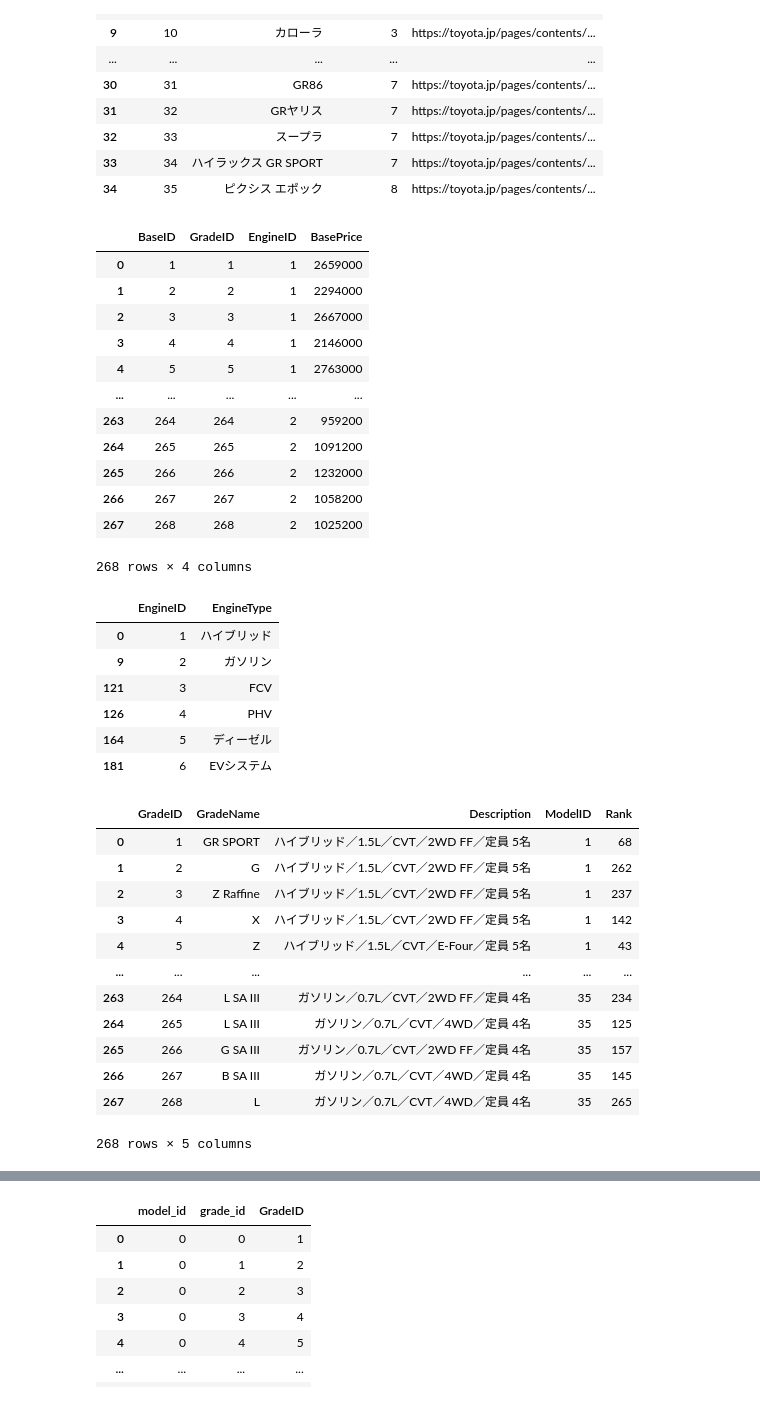
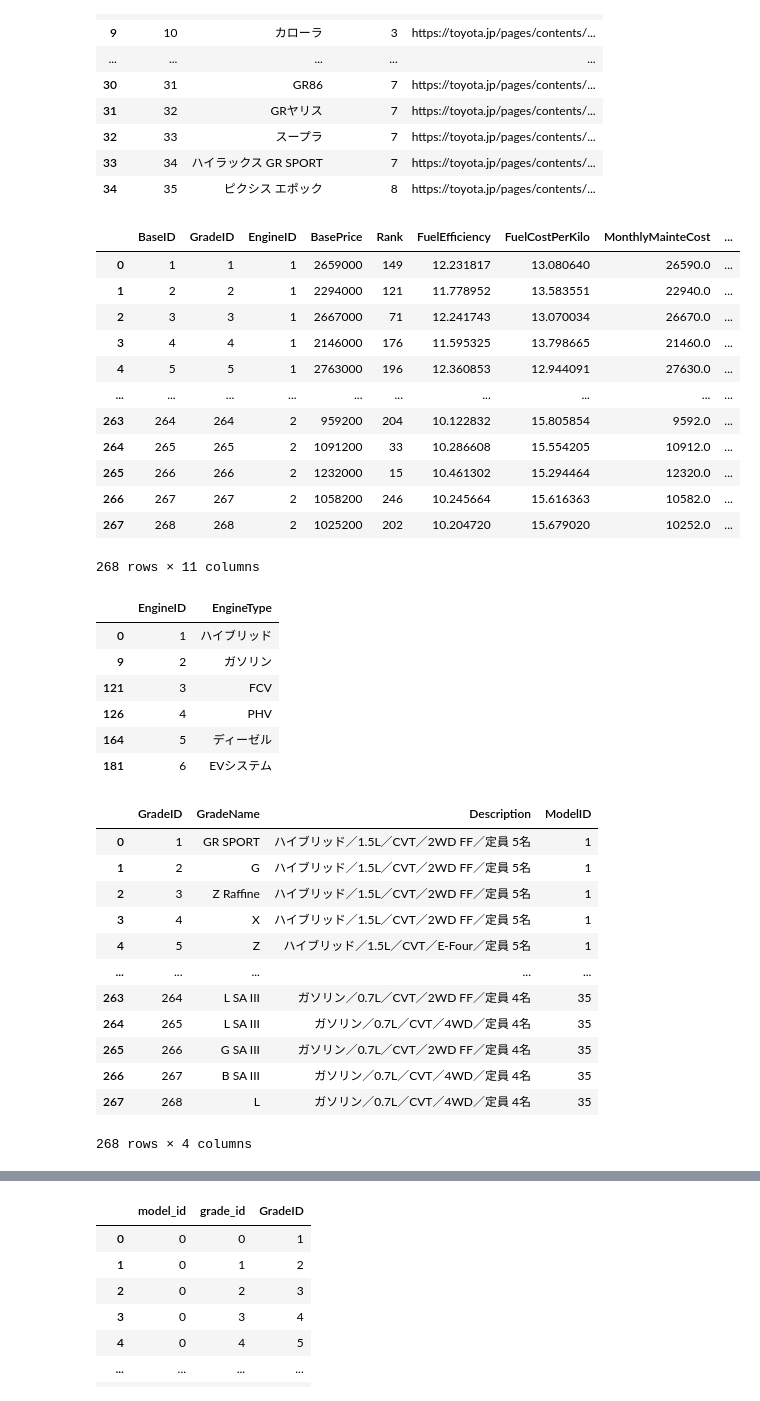
Before and after one commit to sadanobu-mizusako/python-part-ja-1-cap-2, a Jupyter notebook: data_collector/csv2json.ipynb, the cells around one changed output, grey strips where cells are left out. Cells and saved outputs as stored; diff of their text form; code cells hidden in the pictures.

Commit message:
transfered cost parameter generation logic into csv2json.ipynb

```diff
--- a/data_collector/csv2json.ipynb
+++ b/data_collector/csv2json.ipynb
@@ -55,56 +55,68 @@ display(df_car_models)
 # %%
 df_car_grades = pd.read_csv("./asset/grades.csv").drop(columns=["Unnamed: 0"])
 
 df_car_grades_enrich = df_car_grades.copy()
 df_car_grades_enrich["BaseID"] = range(1,len(df_car_grades_enrich)+1)
 df_car_grades_enrich["GradeID"] = range(1,len(df_car_grades_enrich)+1)
 df_car_grades_enrich["ModelID"] = df_car_grades_enrich["model_id"] + 1
 df_car_grades_enrich["GradeName"] = df_car_grades_enrich["grade_name"]
 df_car_grades_enrich["Description"] = df_car_grades_enrich.desc
 df_car_grades_enrich["EngineType"] = df_car_grades_enrich.desc.apply(
     lambda x: x.split("／")[0]).apply(
     lambda x: x if x in ['ハイブリッド', 'ガソリン', 'FCV', 'PHV', 'ディーゼル', 'EVシステム'] else "ハイブリッド")
 df_car_grades_enrich["EngineID"] = df_car_grades_enrich["EngineType"].map(
     {k:i+1 for i,k in enumerate(['ハイブリッド', 'ガソリン', 'FCV', 'PHV', 'ディーゼル', 'EVシステム'])})
 df_car_grades_enrich["BasePrice"] = df_car_grades_enrich["price"].apply(lambda x: 5450000 if x in ("AX", "GRSPORT", "ZGRSPORT") else int(x))
 df_base = df_car_grades_enrich[["BaseID", "GradeID", "EngineID", "BasePrice"]].copy()
 df_engines = df_car_grades_enrich[["EngineID", "EngineType"]].drop_duplicates().sort_values(by="EngineID")
 df_car_grades = df_car_grades_enrich[["GradeID", "GradeName", "Description", "ModelID"]].copy()
-df_car_grades["Rank"] = np.random.choice(range(len(df_car_grades)),size=len(df_car_grades))
+
+df_base["Rank"] = np.random.choice(range(len(df_car_grades)),size=len(df_car_grades))
+
+def temp_scaler(x):
+    return (x-x.min())/(x.max()-x.min())
+
+# コスト計算のためのパラメータ
+df_base["FuelEfficiency"] = (1+temp_scaler(df_base["BasePrice"].astype(int)))*10 #10~20km/Lくらいに収める
+df_base["FuelCostPerKilo"] = 160 / df_base["FuelEfficiency"]#リッター160円で計算
+df_base["MonthlyMainteCost"] = df_base["BasePrice"]*0.01 #月額のメンテコスト
+df_base["MonthlyInsuranceCost"] = df_base["BasePrice"]*0.01 #月額の保険コスト
+df_base["MonthlyParkingCost"] = df_base["BasePrice"]*0.01 #月額の駐車場コスト
+df_base["MonthlyPriceDropRate"] = (1-temp_scaler(df_base["BasePrice"]))*0.02+0.01 #月額の価格下落率
 display(df_base)
 display(df_engines)
 display(df_car_grades)
 # %% [output]
-|  | BaseID | GradeID | EngineID | BasePrice |
-| 0 | 1 | 1 | 1 | 2659000 |
-| 1 | 2 | 2 | 1 | 2294000 |
-| 2 | 3 | 3 | 1 | 2667000 |
-| 3 | 4 | 4 | 1 | 2146000 |
-| 4 | 5 | 5 | 1 | 2763000 |
-| ... | ... | ... | ... | ... |
-| 263 | 264 | 264 | 2 | 959200 |
-| 264 | 265 | 265 | 2 | 1091200 |
-| 265 | 266 | 266 | 2 | 1232000 |
-| 266 | 267 | 267 | 2 | 1058200 |
-| 267 | 268 | 268 | 2 | 1025200 |
+|  | BaseID | GradeID | EngineID | BasePrice | Rank | FuelEfficiency | FuelCostPerKilo | MonthlyMainteCost | ... |
+| 0 | 1 | 1 | 1 | 2659000 | 149 | 12.231817 | 13.080640 | 26590.0 | ... |
+| 1 | 2 | 2 | 1 | 2294000 | 121 | 11.778952 | 13.583551 | 22940.0 | ... |
+| 2 | 3 | 3 | 1 | 2667000 | 71 | 12.241743 | 13.070034 | 26670.0 | ... |
+| 3 | 4 | 4 | 1 | 2146000 | 176 | 11.595325 | 13.798665 | 21460.0 | ... |
+| 4 | 5 | 5 | 1 | 2763000 | 196 | 12.360853 | 12.944091 | 27630.0 | ... |
+| ... | ... | ... | ... | ... | ... | ... | ... | ... | ... |
+| 263 | 264 | 264 | 2 | 959200 | 204 | 10.122832 | 15.805854 | 9592.0 | ... |
+| 264 | 265 | 265 | 2 | 1091200 | 33 | 10.286608 | 15.554205 | 10912.0 | ... |
+| 265 | 266 | 266 | 2 | 1232000 | 15 | 10.461302 | 15.294464 | 12320.0 | ... |
+| 266 | 267 | 267 | 2 | 1058200 | 246 | 10.245664 | 15.616363 | 10582.0 | ... |
+| 267 | 268 | 268 | 2 | 1025200 | 202 | 10.204720 | 15.679020 | 10252.0 | ... |
-268 rows × 4 columns
+268 rows × 11 columns
 |  | EngineID | EngineType |
 | 0 | 1 | ハイブリッド |
 | 9 | 2 | ガソリン |
 | 121 | 3 | FCV |
 | 126 | 4 | PHV |
 | 164 | 5 | ディーゼル |
 | 181 | 6 | EVシステム |
-|  | GradeID | GradeName | Description | ModelID | Rank |
-| 0 | 1 | GR SPORT | ハイブリッド／1.5L／CVT／2WD FF／定員 5名 | 1 | 68 |
-| 1 | 2 | G | ハイブリッド／1.5L／CVT／2WD FF／定員 5名 | 1 | 262 |
-| 2 | 3 | Z Raffine | ハイブリッド／1.5L／CVT／2WD FF／定員 5名 | 1 | 237 |
-| 3 | 4 | X | ハイブリッド／1.5L／CVT／2WD FF／定員 5名 | 1 | 142 |
-| 4 | 5 | Z | ハイブリッド／1.5L／CVT／E-Four／定員 5名 | 1 | 43 |
-| ... | ... | ... | ... | ... | ... |
-| 263 | 264 | L SA III | ガソリン／0.7L／CVT／2WD FF／定員 4名 | 35 | 234 |
-| 264 | 265 | L SA III | ガソリン／0.7L／CVT／4WD／定員 4名 | 35 | 125 |
-| 265 | 266 | G SA III | ガソリン／0.7L／CVT／2WD FF／定員 4名 | 35 | 157 |
-| 266 | 267 | B SA III | ガソリン／0.7L／CVT／4WD／定員 4名 | 35 | 145 |
-| 267 | 268 | L | ガソリン／0.7L／CVT／4WD／定員 4名 | 35 | 265 |
+|  | GradeID | GradeName | Description | ModelID |
+| 0 | 1 | GR SPORT | ハイブリッド／1.5L／CVT／2WD FF／定員 5名 | 1 |
+| 1 | 2 | G | ハイブリッド／1.5L／CVT／2WD FF／定員 5名 | 1 |
+| 2 | 3 | Z Raffine | ハイブリッド／1.5L／CVT／2WD FF／定員 5名 | 1 |
+| 3 | 4 | X | ハイブリッド／1.5L／CVT／2WD FF／定員 5名 | 1 |
+| 4 | 5 | Z | ハイブリッド／1.5L／CVT／E-Four／定員 5名 | 1 |
+| ... | ... | ... | ... | ... |
+| 263 | 264 | L SA III | ガソリン／0.7L／CVT／2WD FF／定員 4名 | 35 |
+| 264 | 265 | L SA III | ガソリン／0.7L／CVT／4WD／定員 4名 | 35 |
+| 265 | 266 | G SA III | ガソリン／0.7L／CVT／2WD FF／定員 4名 | 35 |
+| 266 | 267 | B SA III | ガソリン／0.7L／CVT／4WD／定員 4名 | 35 |
+| 267 | 268 | L | ガソリン／0.7L／CVT／4WD／定員 4名 | 35 |
-268 rows × 5 columns
+268 rows × 4 columns
```
Also changed, not shown: parts of 1 cell of this notebook, 4 other files.
